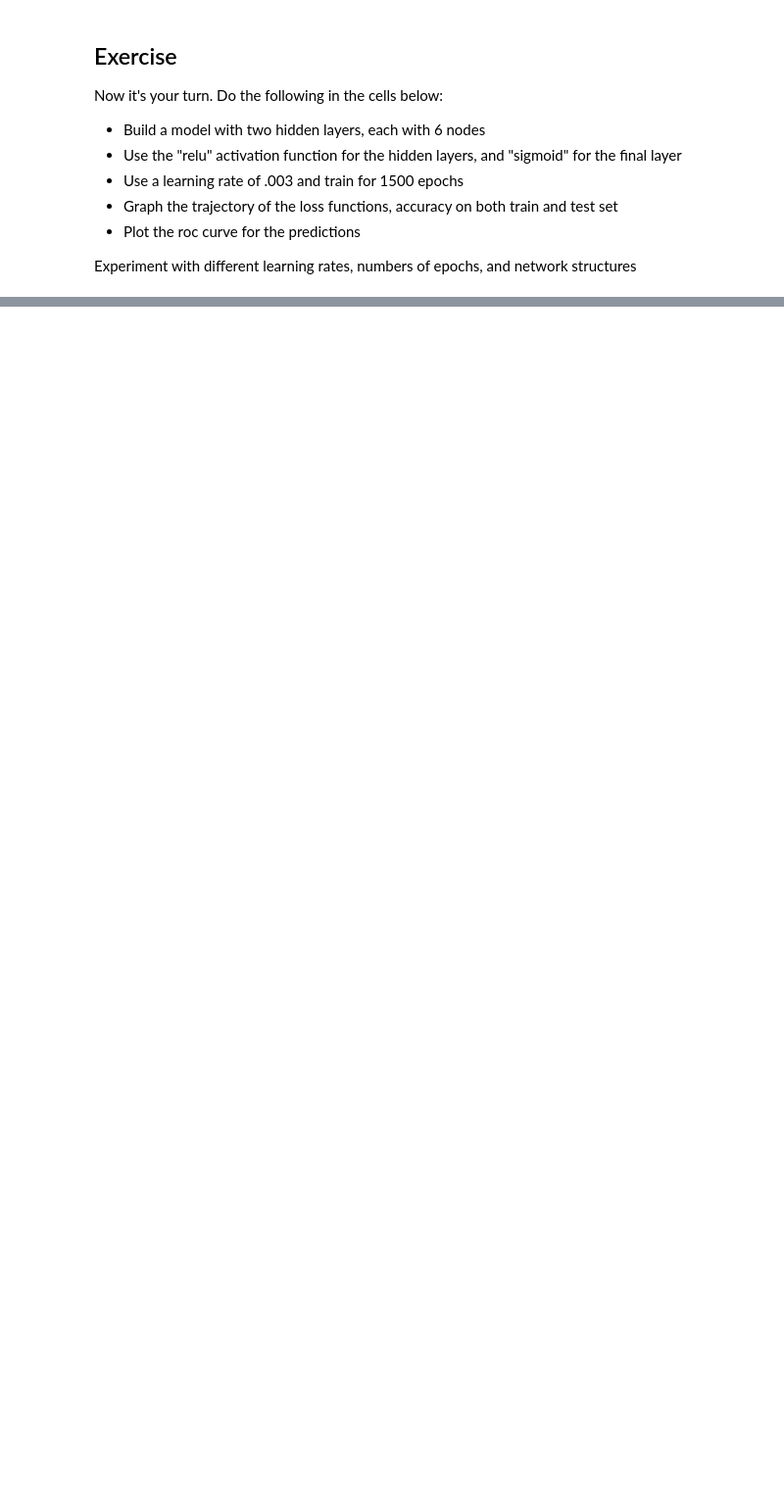
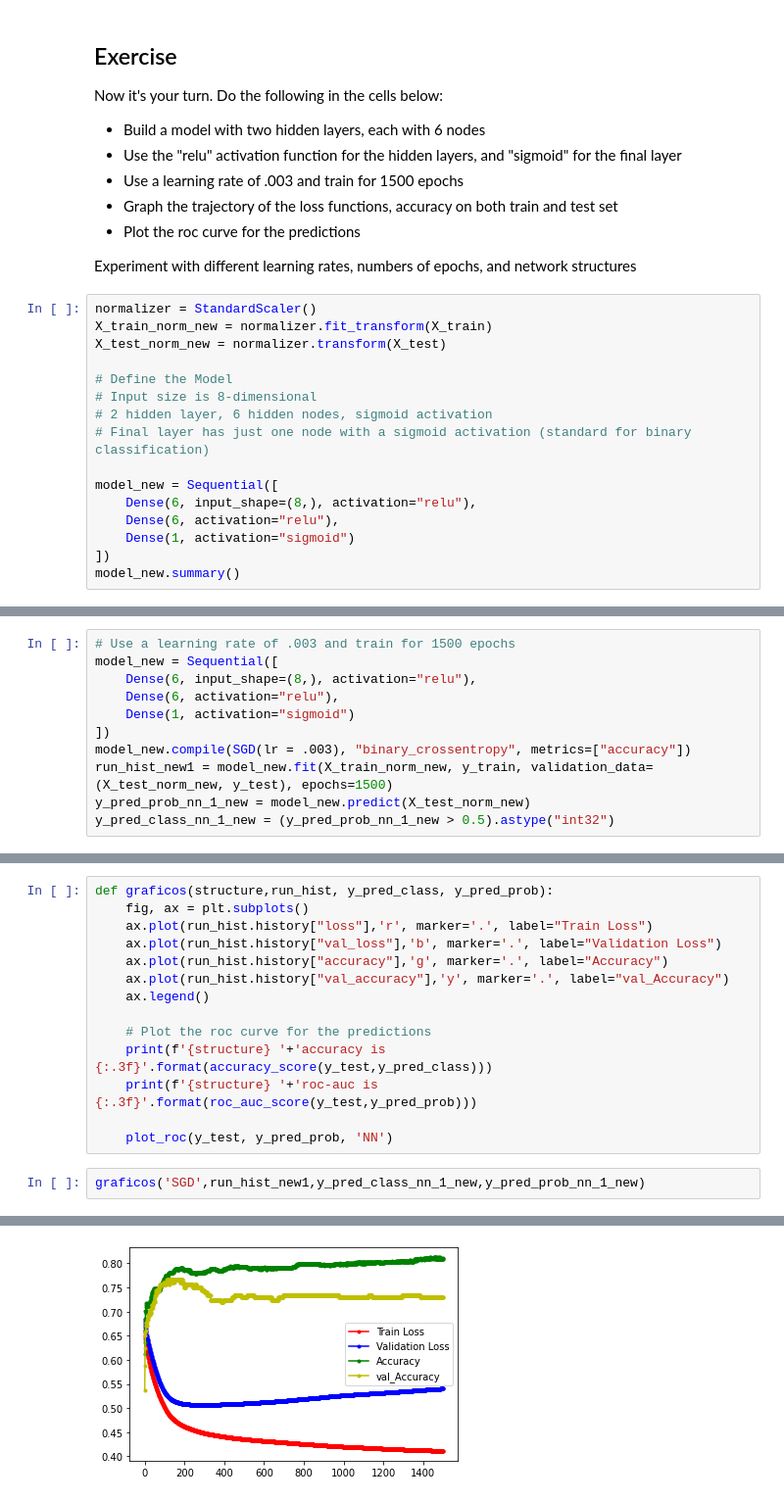
Before and after one commit to BulgarelliM/Computational-Intelligence, a Jupyter notebook: Neural_Network/Keras_First_NN_HW.ipynb, the cells around one changed output, grey strips where cells are left out. Shown at 98% size. Saved outputs shown, nothing was run; the diff lists cells and outputs as text; blank space fills up the shorter version.

Commit message:
Add model with two hidden layers

```diff
--- a/Neural_Network/Keras_First_NN_HW.ipynb
+++ b/Neural_Network/Keras_First_NN_HW.ipynb
@@ -364,3 +367,19 @@ Now it's your turn.  Do the following in the cells below:
 - Plot the roc curve for the predictions
 
 Experiment with different learning rates, numbers of epochs, and network structures
+# %%
+normalizer = StandardScaler()
+X_train_norm_new = normalizer.fit_transform(X_train)
+X_test_norm_new = normalizer.transform(X_test)
+
+# Define the Model
+# Input size is 8-dimensional
+# 2 hidden layer, 6 hidden nodes, sigmoid activation
+# Final layer has just one node with a sigmoid activation (standard for binary classification)
+
+model_new = Sequential([
+    Dense(6, input_shape=(8,), activation="relu"),
+    Dense(6, activation="relu"),
+    Dense(1, activation="sigmoid")
+])
+model_new.summary()
@@ -366,0 +402,11 @@ Experiment with different learning rates, numbers of epochs, and network structu
+# %%
+# Use a learning rate of .003 and train for 1500 epochs
+model_new = Sequential([
+    Dense(6, input_shape=(8,), activation="relu"),
+    Dense(6, activation="relu"),
+    Dense(1, activation="sigmoid")
+])
+model_new.compile(SGD(lr = .003), "binary_crossentropy", metrics=["accuracy"])
+run_hist_new1 = model_new.fit(X_train_norm_new, y_train, validation_data=(X_test_norm_new, y_test), epochs=1500)
+y_pred_prob_nn_1_new = model_new.predict(X_test_norm_new)
+y_pred_class_nn_1_new = (y_pred_prob_nn_1_new > 0.5).astype("int32")
@@ -366,0 +431,17 @@ Experiment with different learning rates, numbers of epochs, and network structu
+# %%
+def graficos(structure,run_hist, y_pred_class, y_pred_prob):
+    fig, ax = plt.subplots()
+    ax.plot(run_hist.history["loss"],'r', marker='.', label="Train Loss")
+    ax.plot(run_hist.history["val_loss"],'b', marker='.', label="Validation Loss")
+    ax.plot(run_hist.history["accuracy"],'g', marker='.', label="Accuracy")
+    ax.plot(run_hist.history["val_accuracy"],'y', marker='.', label="val_Accuracy")
+    ax.legend()
+
+    # Plot the roc curve for the predictions
+    print(f'{structure} '+'accuracy is {:.3f}'.format(accuracy_score(y_test,y_pred_class)))
+    print(f'{structure} '+'roc-auc is {:.3f}'.format(roc_auc_score(y_test,y_pred_prob)))
+
+    plot_roc(y_test, y_pred_prob, 'NN')
+# %%
+graficos('SGD',run_hist_new1,y_pred_class_nn_1_new,y_pred_prob_nn_1_new)
+# %% [output]
@@ -366,0 +450 @@ Experiment with different learning rates, numbers of epochs, and network structu
+[figure, added]
```
Also changed, not shown: parts of 22 cells of this notebook.
